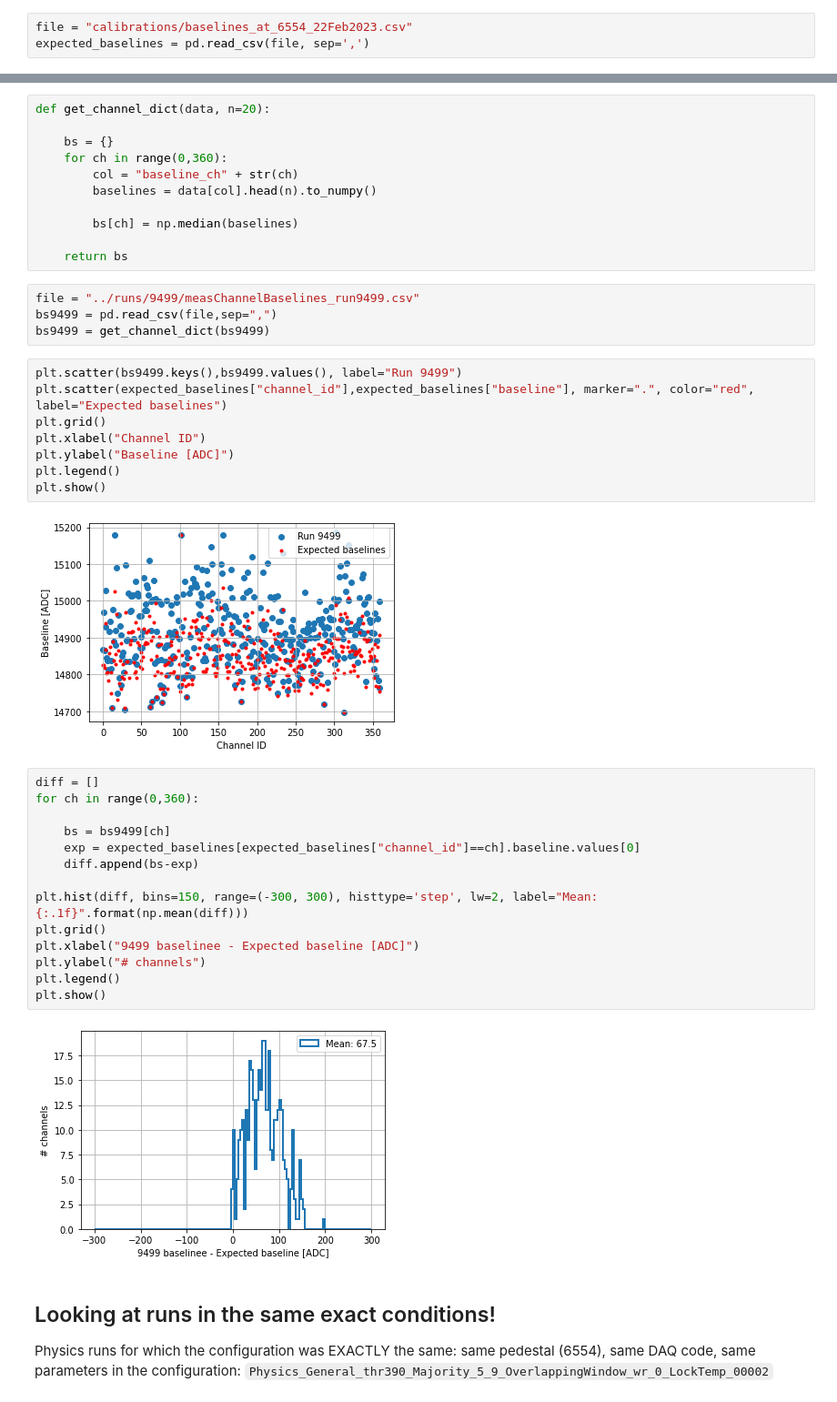
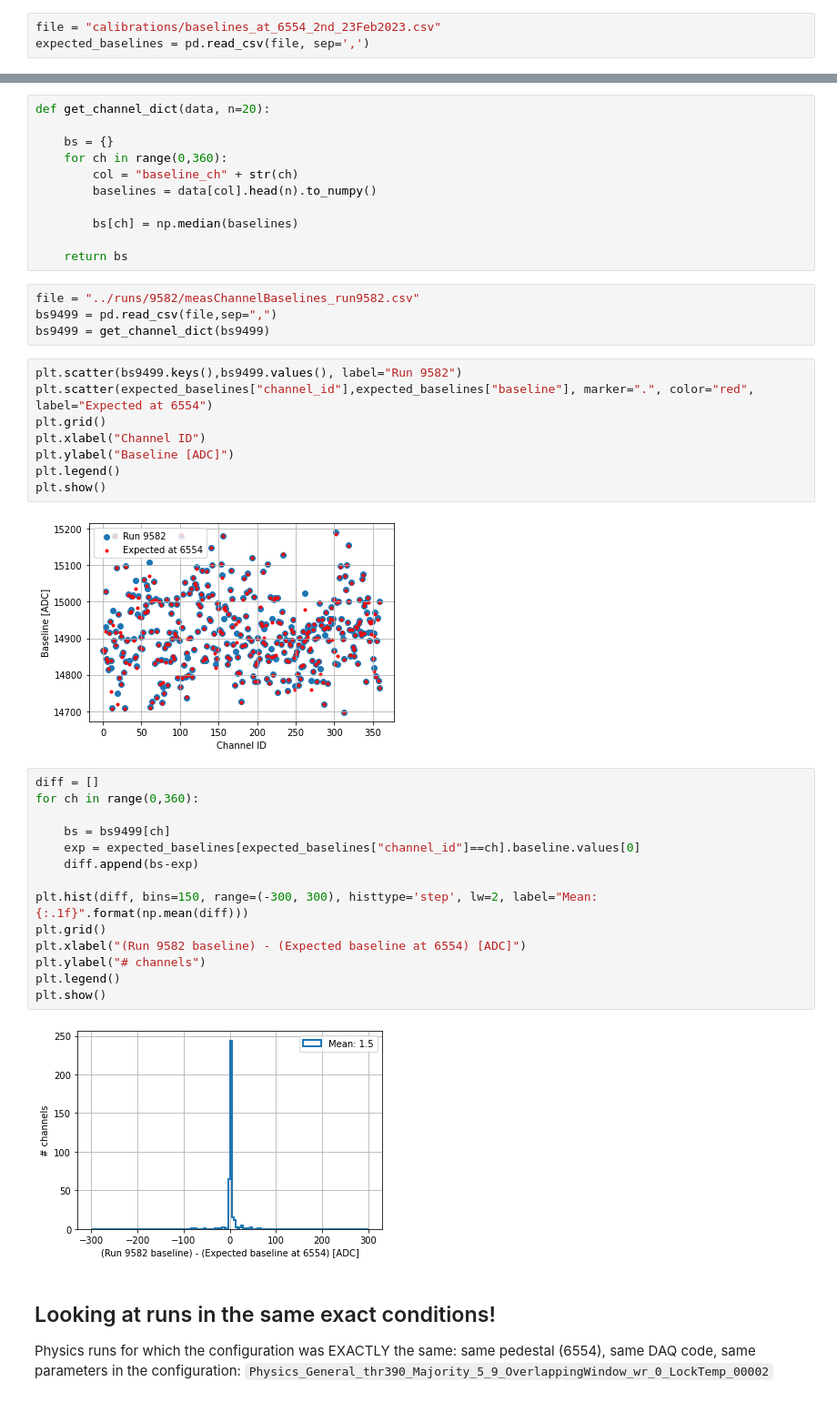
Before and after one commit to mvicenzi/pmt-baselines, a Jupyter notebook: python/compare_measured_baselines.ipynb, the cells around one changed output, grey strips where cells are left out. Shown: that part at 91% size. Saved outputs shown, nothing was run; the diff lists cells and outputs as text.

Commit message:
add 2nd order calibration

```diff
--- a/python/compare_measured_baselines.ipynb
+++ b/python/compare_measured_baselines.ipynb
@@ -97,7 +99,7 @@ for pmt_component in pmt_components:
 ### Baselines expected from channel-by-channel calibration
 After the calibration, look at the baselines expected when setting 6554 for each channel
 # %%
-file = "calibrations/baselines_at_6554_22Feb2023.csv"
+file = "calibrations/baselines_at_6554_2nd_23Feb2023.csv"
 expected_baselines = pd.read_csv(file, sep=',')
 # %% [markdown]
 Comparing channel-by-channel
@@ -147,35 +149,35 @@ def get_channel_dict(data, n=20):
 
     return bs
 # %%
-file = "../runs/9499/measChannelBaselines_run9499.csv"
+file = "../runs/9582/measChannelBaselines_run9582.csv"
 bs9499 = pd.read_csv(file,sep=",")
 bs9499 = get_channel_dict(bs9499)
 # %%
-plt.scatter(bs9499.keys(),bs9499.values(), label="Run 9499")
-plt.scatter(expected_baselines["channel_id"],expected_baselines["baseline"], marker=".", color="red", label="Expected baselines")
+plt.scatter(bs9499.keys(),bs9499.values(), label="Run 9582")
+plt.scatter(expected_baselines["channel_id"],expected_baselines["baseline"], marker=".", color="red", label="Expected at 6554")
 plt.grid()
 plt.xlabel("Channel ID")
 plt.ylabel("Baseline [ADC]")
 plt.legend()
 plt.show()
 # %% [output]
-[figure, old version]
+[figure, new version]
 # %%
 diff = []
 for ch in range(0,360):
 
     bs = bs9499[ch]
     exp = expected_baselines[expected_baselines["channel_id"]==ch].baseline.values[0]
     diff.append(bs-exp)
 
 plt.hist(diff, bins=150, range=(-300, 300), histtype='step', lw=2, label="Mean: {:.1f}".format(np.mean(diff)))
 plt.grid()
-plt.xlabel("9499 baselinee - Expected baseline [ADC]")
+plt.xlabel("(Run 9582 baseline) - (Expected baseline at 6554) [ADC]")
 plt.ylabel("# channels")
 plt.legend()
 plt.show()
 # %% [output]
-[figure, old version]
+[figure, new version]
 # %% [markdown]
 ## Looking at runs in the same exact conditions!
 
```
Also changed, not shown: parts of 3 cells of this notebook, 1 other file.
